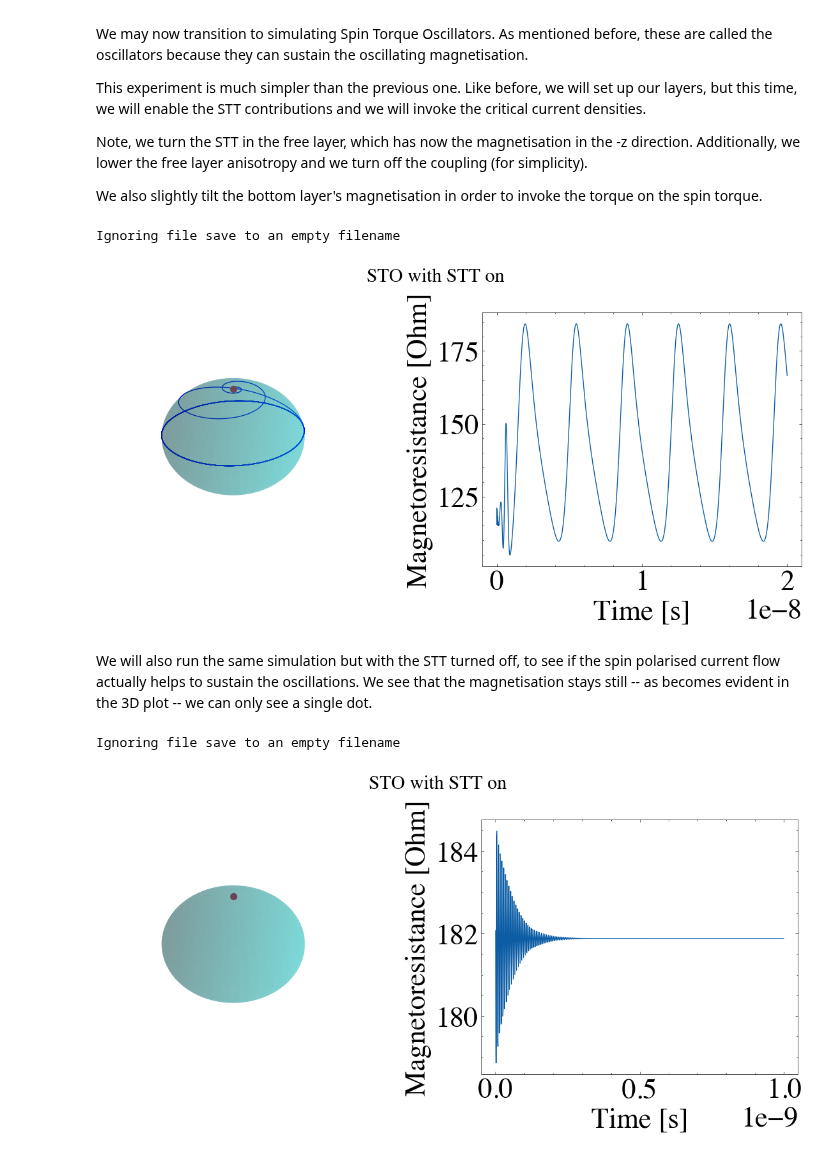
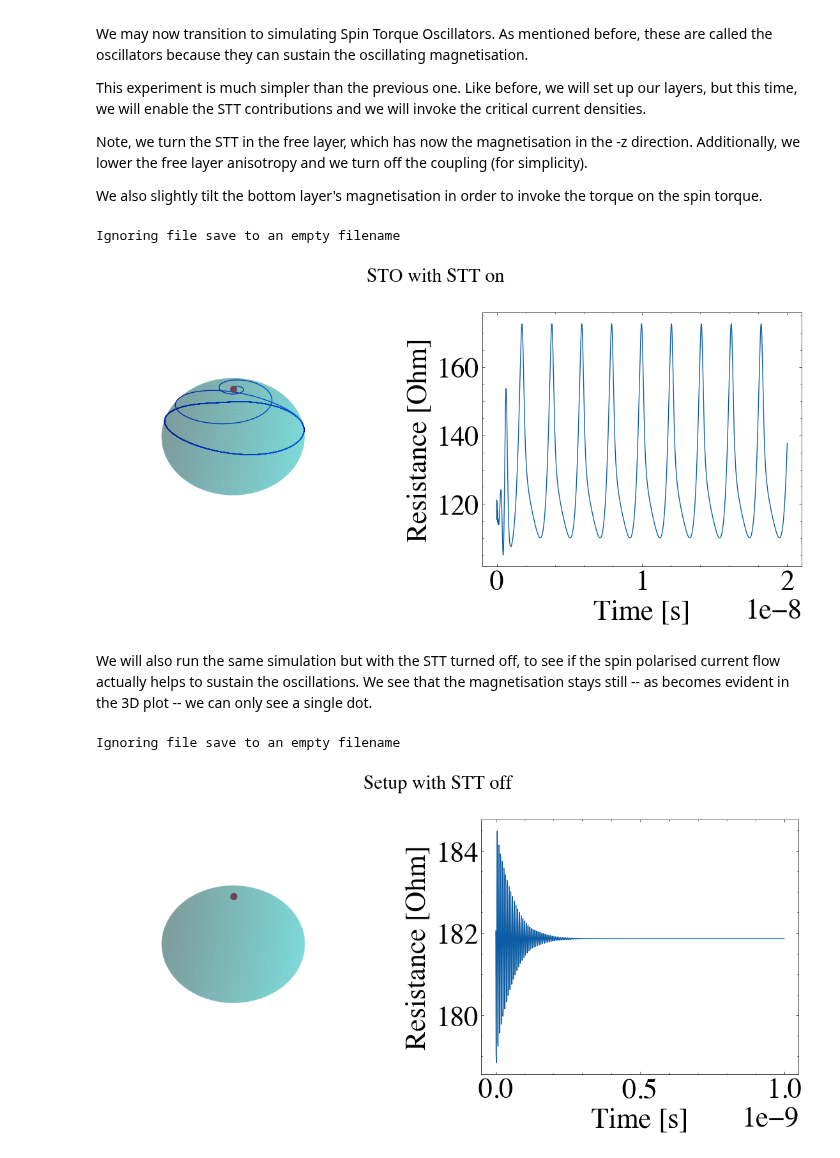
Before and after one commit to LemurPwned/cmtj, a Jupyter notebook: docs/CMTJBindingsTutorial.ipynb, the cells around one changed output. Drawn from its saved outputs; the diff is of its cells as text; code cells hidden in the pictures.

```diff
--- a/docs/CMTJBindingsTutorial.ipynb
+++ b/docs/CMTJBindingsTutorial.ipynb
@@ -26,7 +26,6 @@ cl1 = Layer(id="free",
             Ms=1.07,
             thickness=1e-9,
             cellSurface=0,
-            dipoleTensor=[CVector(0, 0, 0) for i in range(3)],
             demagTensor=N,
             damping=damping)
 
@@ -36,7 +35,6 @@ cl2 = Layer(id="bottom",
             Ms=1.07,
             thickness=1e-9,
             cellSurface=0,
-            dipoleTensor=[CVector(0, 0, 0) for i in range(3)],
             demagTensor=N,
             damping=damping)
 # %% [markdown]
@@ -192,16 +190,11 @@ def plot_trajectories(log: Dict[str, List[float]], title: str):
         ax2 = fig.add_subplot(1, 2, 2)
         ax2.plot(log['time'], log['R_free_bottom'])
         ax2.set_xlabel("Time [s]")
-        ax2.set_ylabel("Magnetoresistance [Ohm]")
+        ax2.set_ylabel("Resistance [Ohm]")
         fig.suptitle(title)
         fig.tight_layout()
 # %%
 demagTensor = [CVector(0., 0., 0.), CVector(0., 0., 0.), CVector(0., 0., 1.0)]
-dipoleTensor = [
-    CVector(5.57049776248663e-4, 0., 0.),
-    CVector(0., 0.00125355500286346, 0.),
-    CVector(0., 0.0, -0.00181060482770131)
-]
 
 damping = 0.3
 currentDensity = 1e10
@@ -215,39 +208,37 @@ l1 = Layer.createSTTLayer(id="free",
                           thickness=1.4e-9,
                           cellSurface=7e-10 * 7e-10,
                           demagTensor=demagTensor,
-                          dipoleTensor=dipoleTensor,
                           damping=damping,
                           SlonczewskiSpacerLayerParameter=1.0,
                           spinPolarisation=spinPolarisation,
                           beta=beta)
 l2 = Layer(id="bottom",
            mag=CVector(0., 1., 1.),
            anis=CVector(0, 1., 1.),
            Ms=1.2,
            thickness=3e-9,
            cellSurface=7e-10 * 7e-10,
-           demagTensor=demagTensor,
-           dipoleTensor=dipoleTensor)
+           demagTensor=demagTensor)
 
 l1.setReferenceLayer(CVector(0, 1., 1.))
 junction = Junction([l1, l2], "", 100, 200)
 
 junction.setLayerAnisotropyDriver("free",
                                   ScalarDriver.getConstantDriver(350e3))
 junction.setLayerAnisotropyDriver("bottom",
                                   ScalarDriver.getConstantDriver(1500e3))
 junction.setIECDriver("free", "bottom",
                       ScalarDriver.getConstantDriver(-2.5e-6))
 # current driver
 junction.setLayerCurrentDriver("free",
                                ScalarDriver.getConstantDriver(currentDensity))
 
 junction.runSimulation(20e-9, 1e-12, 1e-12, True, False)
 log = junction.getLog()
 plot_trajectories(log, title="STO with STT on")
 # %% [output]
 Ignoring file save to an empty filename
-[figure, old version]
+[figure, new version]
 # %% [markdown]
 We will also run the same simulation but with the STT turned off, to see if the spin polarised current flow actually helps to sustain the oscillations. We see that the magnetisation stays still -- as becomes evident in the 3D plot -- we can only see a single dot.
 # %%
@@ -257,16 +248,14 @@ l1 = Layer(id="free",
            Ms=1.2,
            thickness=1.4e-9,
            cellSurface=7e-10 * 7e-10,
-           demagTensor=demagTensor,
-           dipoleTensor=dipoleTensor)
+           demagTensor=demagTensor)
 l2 = Layer(id="bottom",
            mag=CVector(0., 1., 1.),
            anis=CVector(0, 1., 1.),
            Ms=1.2,
            thickness=3e-9,
            cellSurface=7e-10 * 7e-10,
-           demagTensor=demagTensor,
-           dipoleTensor=dipoleTensor)
+           demagTensor=demagTensor)
 
 junction = Junction([l1, l2], "", 100, 200)
 junction.setLayerAnisotropyDriver("free",
@@ -276,7 +265,7 @@ junction.setLayerAnisotropyDriver("bottom",
 
 junction.runSimulation(1e-9, 1e-12, 1e-12, True, False)
 log = junction.getLog()
-plot_trajectories(log, title="STO with STT on")
+plot_trajectories(log, title="Setup with STT off")
 # %% [output]
 Ignoring file save to an empty filename
-[figure, old version]
+[figure, new version]
```
Also changed, not shown: parts of 2 cells of this notebook, 8 other files.
